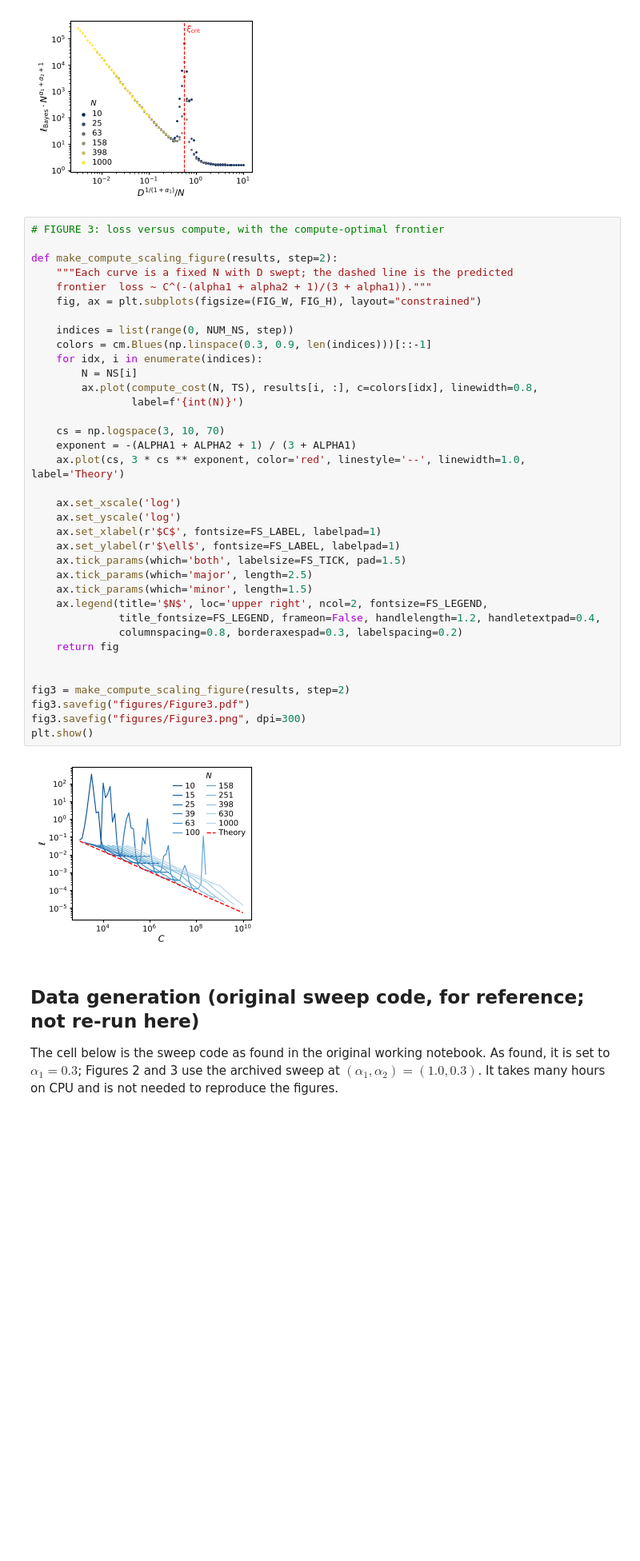
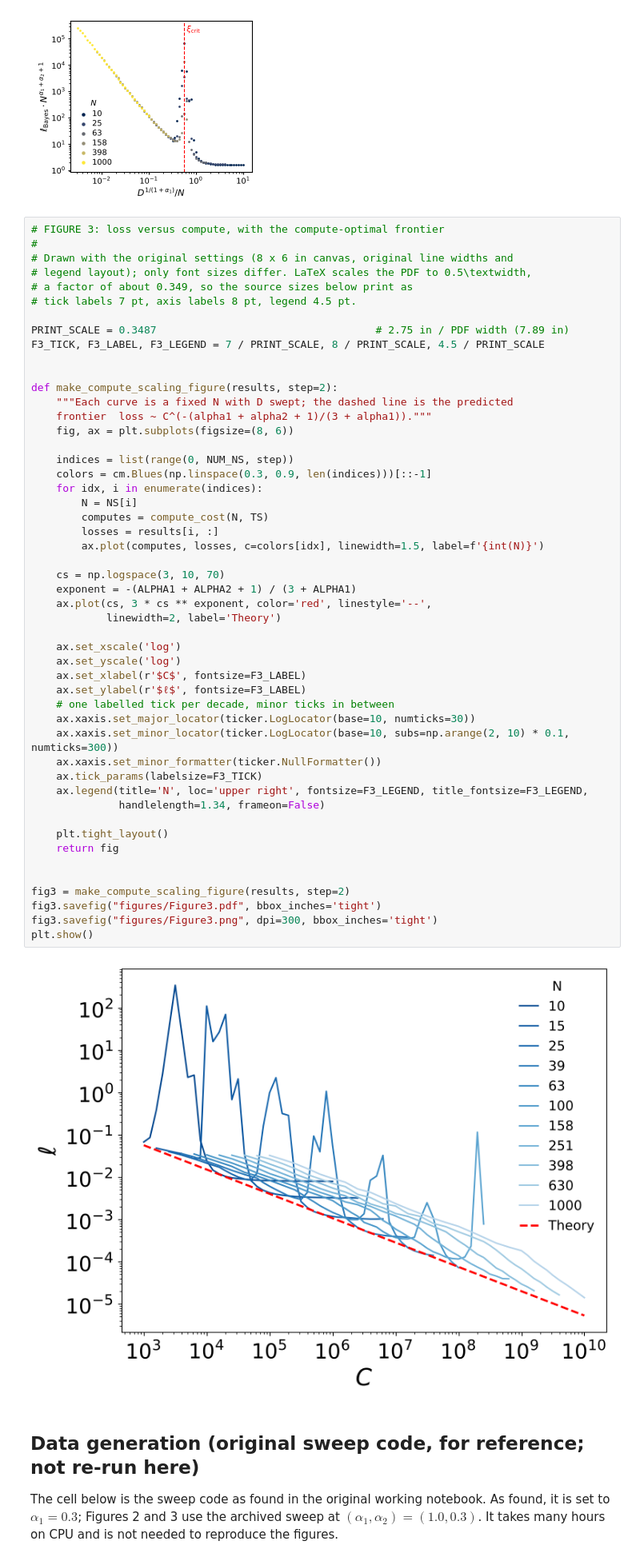
Before and after one commit to jsous/asym-scaling, a Jupyter notebook: SparseScaling1.ipynb, the cells around one changed output. Shown at 80% size. Drawn from its saved outputs; the diff is of its cells as text; blank space fills up the shorter version.

```diff
--- a/SparseScaling1.ipynb
+++ b/SparseScaling1.ipynb
@@ -101,42 +101,56 @@ plt.show()
 [figure]
 # %%
 # FIGURE 3: loss versus compute, with the compute-optimal frontier
+#
+# Drawn with the original settings (8 x 6 in canvas, original line widths and
+# legend layout); only font sizes differ. LaTeX scales the PDF to 0.5\textwidth,
+# a factor of about 0.349, so the source sizes below print as
+# tick labels 7 pt, axis labels 8 pt, legend 4.5 pt.
+
+PRINT_SCALE = 0.3487                                   # 2.75 in / PDF width (7.89 in)
+F3_TICK, F3_LABEL, F3_LEGEND = 7 / PRINT_SCALE, 8 / PRINT_SCALE, 4.5 / PRINT_SCALE
+
 
 def make_compute_scaling_figure(results, step=2):
     """Each curve is a fixed N with D swept; the dashed line is the predicted
     frontier  loss ~ C^(-(alpha1 + alpha2 + 1)/(3 + alpha1))."""
-    fig, ax = plt.subplots(figsize=(FIG_W, FIG_H), layout="constrained")
+    fig, ax = plt.subplots(figsize=(8, 6))
 
     indices = list(range(0, NUM_NS, step))
     colors = cm.Blues(np.linspace(0.3, 0.9, len(indices)))[::-1]
     for idx, i in enumerate(indices):
         N = NS[i]
-        ax.plot(compute_cost(N, TS), results[i, :], c=colors[idx], linewidth=0.8,
-                label=f'{int(N)}')
+        computes = compute_cost(N, TS)
+        losses = results[i, :]
+        ax.plot(computes, losses, c=colors[idx], linewidth=1.5, label=f'{int(N)}')
 
     cs = np.logspace(3, 10, 70)
     exponent = -(ALPHA1 + ALPHA2 + 1) / (3 + ALPHA1)
-    ax.plot(cs, 3 * cs ** exponent, color='red', linestyle='--', linewidth=1.0, label='Theory')
+    ax.plot(cs, 3 * cs ** exponent, color='red', linestyle='--',
+            linewidth=2, label='Theory')
 
     ax.set_xscale('log')
     ax.set_yscale('log')
-    ax.set_xlabel(r'$C$', fontsize=FS_LABEL, labelpad=1)
-    ax.set_ylabel(r'$\ell$', fontsize=FS_LABEL, labelpad=1)
-    ax.tick_params(which='both', labelsize=FS_TICK, pad=1.5)
-    ax.tick_params(which='major', length=2.5)
-    ax.tick_params(which='minor', length=1.5)
-    ax.legend(title='$N$', loc='upper right', ncol=2, fontsize=FS_LEGEND,
-              title_fontsize=FS_LEGEND, frameon=False, handlelength=1.2, handletextpad=0.4,
-              columnspacing=0.8, borderaxespad=0.3, labelspacing=0.2)
+    ax.set_xlabel(r'$C$', fontsize=F3_LABEL)
+    ax.set_ylabel(r'$ℓ$', fontsize=F3_LABEL)
+    # one labelled tick per decade, minor ticks in between
+    ax.xaxis.set_major_locator(ticker.LogLocator(base=10, numticks=30))
+    ax.xaxis.set_minor_locator(ticker.LogLocator(base=10, subs=np.arange(2, 10) * 0.1, numticks=300))
+    ax.xaxis.set_minor_formatter(ticker.NullFormatter())
+    ax.tick_params(labelsize=F3_TICK)
+    ax.legend(title='N', loc='upper right', fontsize=F3_LEGEND, title_fontsize=F3_LEGEND,
+              handlelength=1.34, frameon=False)
+
+    plt.tight_layout()
     return fig
 
 
 fig3 = make_compute_scaling_figure(results, step=2)
-fig3.savefig("figures/Figure3.pdf")
-fig3.savefig("figures/Figure3.png", dpi=300)
+fig3.savefig("figures/Figure3.pdf", bbox_inches='tight')
+fig3.savefig("figures/Figure3.png", dpi=300, bbox_inches='tight')
 plt.show()
 # %% [output]
-[figure, old version]
+[figure, new version]
 # %% [markdown]
 ## Data generation (original sweep code, for reference; not re-run here)
 
```
Also changed, not shown: parts of 1 cell of this notebook, 2 other files.
